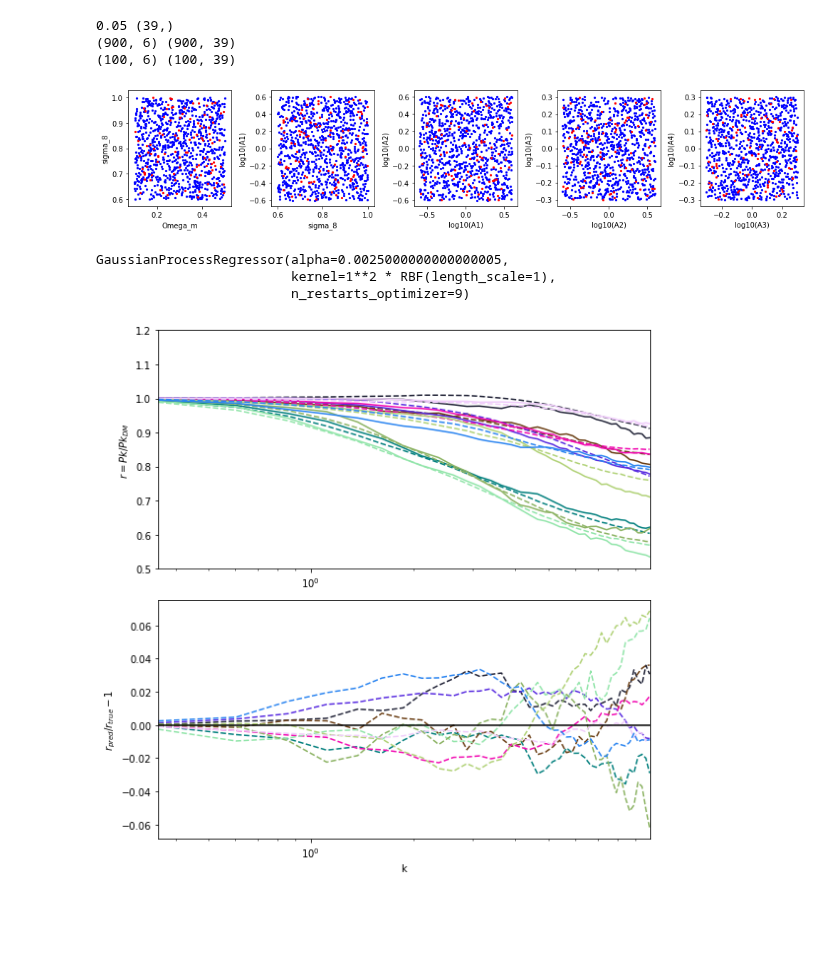
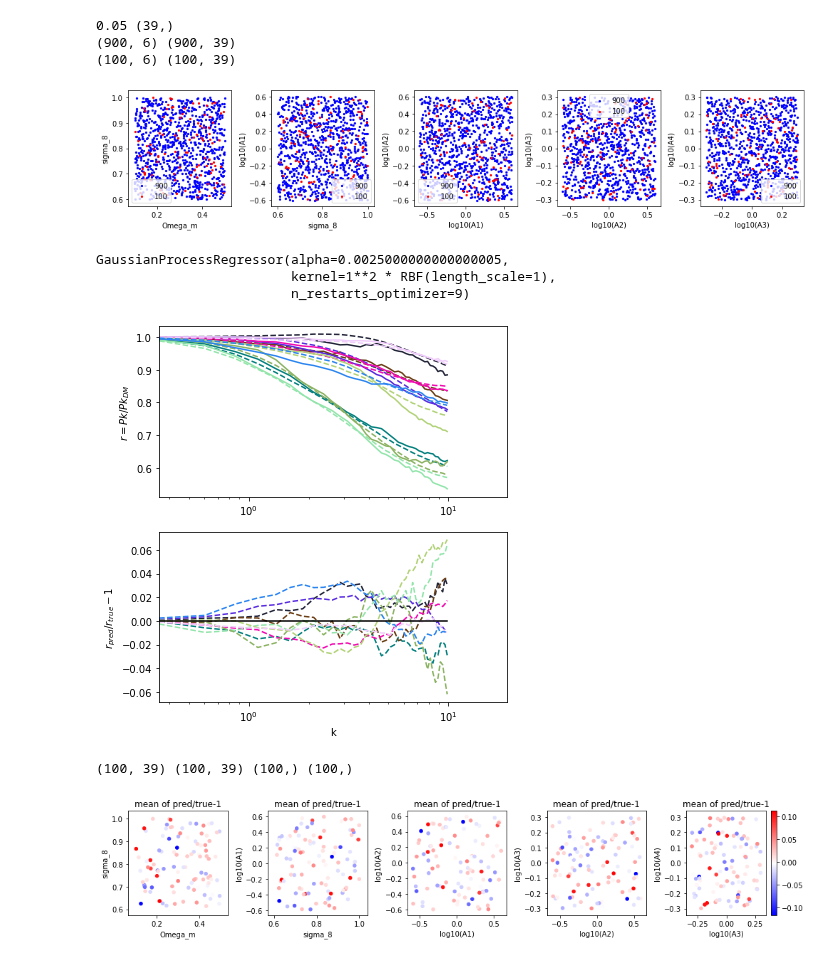
Before and after one commit to liuxx479/cosmo_dep_feedback, a Jupyter notebook: Pk_CAMELS.ipynb, the cells around one changed output. Saved outputs shown, nothing was run; the diff lists cells and outputs as text; code cells hidden in the pictures; blank space fills up the shorter version.

Commit message:
building GP with 900 sims; plot test results

```diff
--- a/Pk_CAMELS.ipynb
+++ b/Pk_CAMELS.ipynb
@@ -159,8 +158,9 @@ for i in range(5):
     ax[i].scatter(lhc_true.T[i], lhc_true.T[i+1], color='r', label='100',s=5)
     ax[i].set_xlabel(labels[i])
     ax[i].set_ylabel(labels[i+1])
+    ax[i].legend()
 plt.tight_layout()
 show()
 # %% [output]
-[figure, old version]
+[figure, new version]
 # %%
@@ -176,32 +178,56 @@ GaussianProcessRegressor(alpha=0.0025000000000000005,
 # %%
 ########### may have to build each bin individually
 seed(9)
 
-f, ax=subplots(2,1, figsize=(8,8))
+f, ax=subplots(2,1, figsize=(6,6))
 
 for i in range(10):
 
     test_pred = (gaussian_process.predict(lhc_true[i].reshape(-1,1).T)).flatten()
     test_true = rtrue[i].flatten()
     icolor=rand(3)
     ax[0].plot(knew, test_pred, '--',color=icolor)
     ax[0].plot(knew, test_true, '-',color=icolor, label='%s'%(lhc_true[i]))
     ax[1].plot(knew, test_pred/test_true-1, '--',color=icolor)
 
 
-ax[0].set_ylim(0.5, 1.2)
-ax[0].set_xlim(knew[0], knew[-1])
+# ax[0].set_ylim(0.5, 1.2)
+ax[0].set_xlim(knew[0], knew[-1]*2)
 ax[0].set_xscale('log')
 ax[0].set_ylabel('$r=Pk/Pk_{DM}$')
 # ax[0].legend()
 
-ax[1].set_xlim(knew[0], knew[-1])
+ax[1].set_xlim(knew[0], knew[-1]*2)
 ax[1].set_ylabel('$r_{pred}/r_{true}-1$')
 ax[1].plot(knew, zeros(len(knew)),'k-')
 ax[1].set_xscale('log')
 ax[1].set_xlabel('k')
 
 plt.tight_layout()
 show()
 # %% [output]
-[figure, old version]
+[figure, new version]
+# %%
+rpred = gaussian_process.predict(lhc_true)
+
+diff_mean = mean(rpred/rtrue,axis=1)-1
+diff_max = amax(abs(rpred/rtrue-1),axis=1)
+
+print (rpred.shape, rtrue.shape, diff_mean.shape, diff_max.shape)
+# %% [output]
+(100, 39) (100, 39) (100,) (100,)
+# %%
+labels=['Omega_m', 'sigma_8', 'log10(A1)', 'log10(A2)', 'log10(A3)', 'log10(A4)']
+f, ax=subplots(1,5, figsize=(14,3))
+for i in range(5):
+    cb=ax[i].scatter(lhc_true.T[i], lhc_true.T[i+1], c=diff_mean, s=20,
+                     cmap='bwr',vmin=amin(diff_mean), vmax=amax(diff_mean))
+    ax[i].set_xlabel(labels[i])
+    ax[i].set_ylabel(labels[i+1])
+    if i==4:
+        colorbar(cb,ax=ax[i])
+    ax[i].set_title('mean of pred/true-1')
+plt.tight_layout()
+show()
+# %% [output]
+[figure, added]
```
Also changed, not shown: parts of 3 cells of this notebook.
